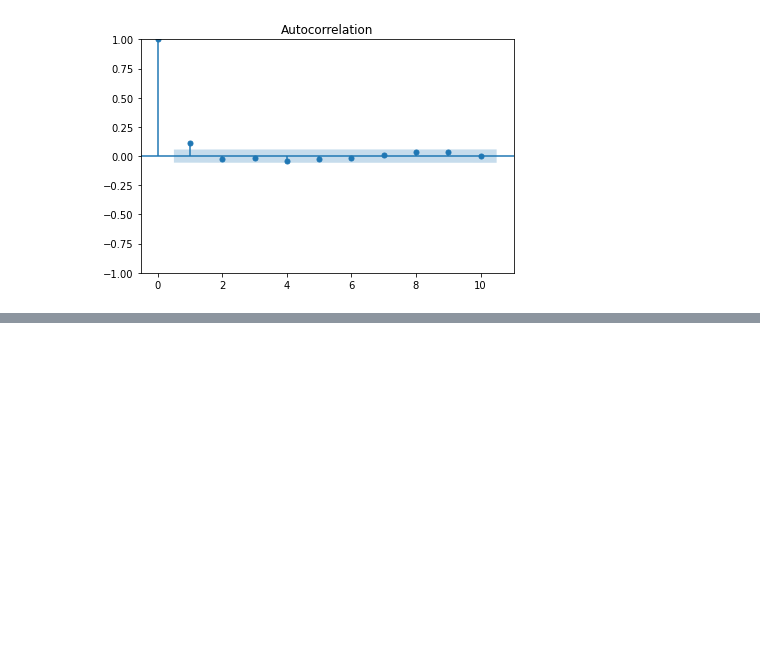
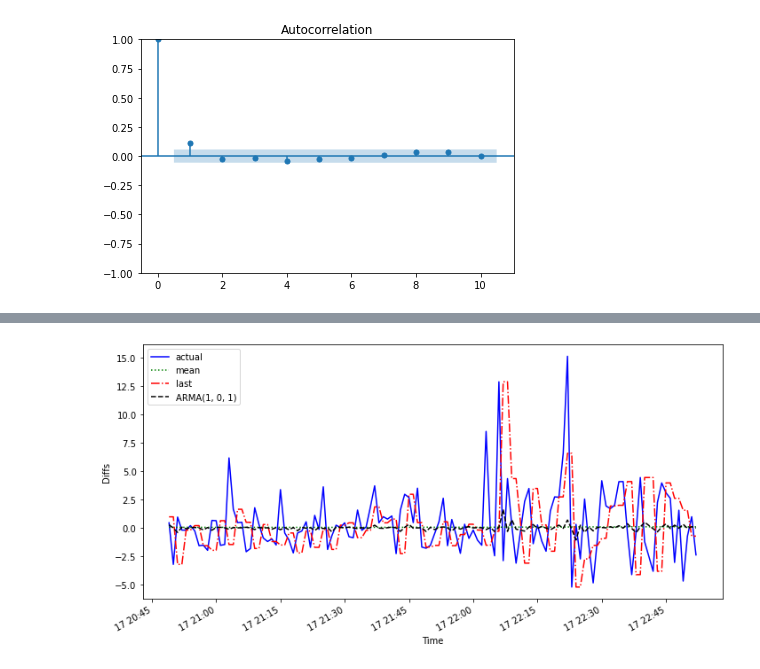
Before and after one commit to PabloSoligo2014/3670-UNLaM-CD, a Jupyter notebook: 09_TimeSeries_UnderDevelopment/Ethereum.ipynb, the cells around one changed output, grey strips where cells are left out. Saved outputs shown, nothing was run; the diff lists cells and outputs as text; code cells hidden in the pictures; blank space fills up the shorter version.

Commit message:
Rolling en code

```diff
--- a/09_TimeSeries_UnderDevelopment/Ethereum.ipynb
+++ b/09_TimeSeries_UnderDevelopment/Ethereum.ipynb
@@ -85,0 +99,5 @@ plt.show()
+# %%
+train_len = int(ldf.shape[0]*0.9)
+test_len = ldf.shape[0] - train_len
+train = ldf[:train_len]
+test = ldf[train_len:]
@@ -85,0 +111,12 @@ plt.show()
+# %%
+pred_mean       = rolling_forecast(ldf[['values_diff']], TRAIN_LEN, HORIZON, WINDOW, 'mean')
+pred_last_value = rolling_forecast(ldf[['values_diff']], TRAIN_LEN, HORIZON, WINDOW, 'last')
+order = (1, 0, 1)
+seasonal_order = (0, 0, 0, 0)
+pred_ARMA       = rolling_forecast(ldf[['values_diff']], TRAIN_LEN, HORIZON, WINDOW, 'ARMA', order=order, seasonal_order=seasonal_order)
+# %%
+test.loc[:, 'pred_mean']        = pred_mean
+test.loc[:, 'pred_last_value']  = pred_last_value
+test.loc[:, 'pred_ARMA']        = pred_ARMA
+
+test.head()
@@ -85,0 +131,18 @@ plt.show()
+# %%
+fig, ax = plt.subplots(figsize=(10, 5))
+#ax.plot(df['values'])
+ax.plot(test['values_diff'], 'b-', label='actual')
+ax.plot(test['pred_mean'], 'g:', label='mean')
+ax.plot(test['pred_last_value'], 'r-.', label='last')
+ax.plot(test['pred_ARMA'], 'k--', label=f'ARMA{order}')
+ax.legend(loc=2)
+ax.set_xlabel('Time')
+ax.set_ylabel('Diffs')
+#ax.axvspan(947, 998, color='#808080', alpha=0.2)
+#ax.set_xlim(920, 999)
+#plt.xticks([936, 988],[2018, 2019])
+fig.autofmt_xdate()
+plt.tight_layout()
+plt.show()
+# %% [output]
+[figure, added]
```
Also changed, not shown: parts of 14 cells of this notebook.
